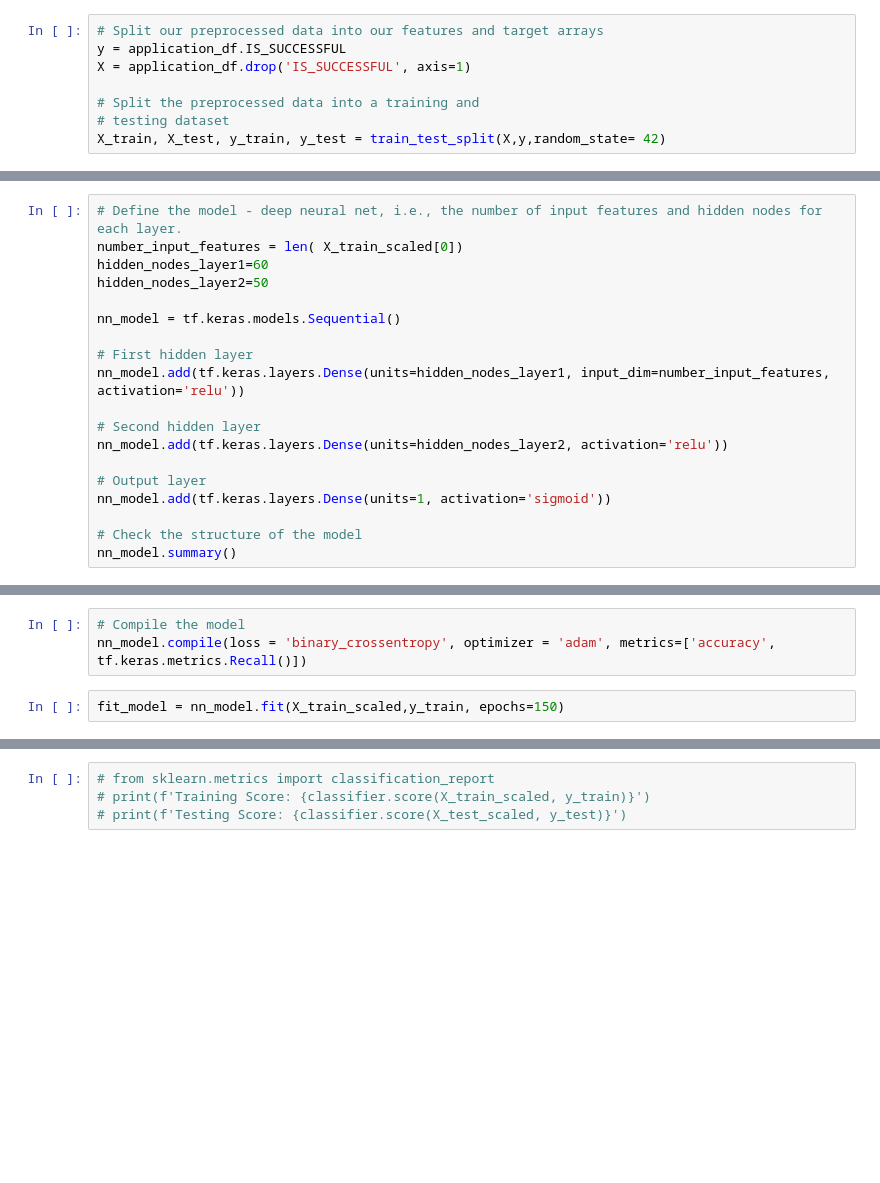
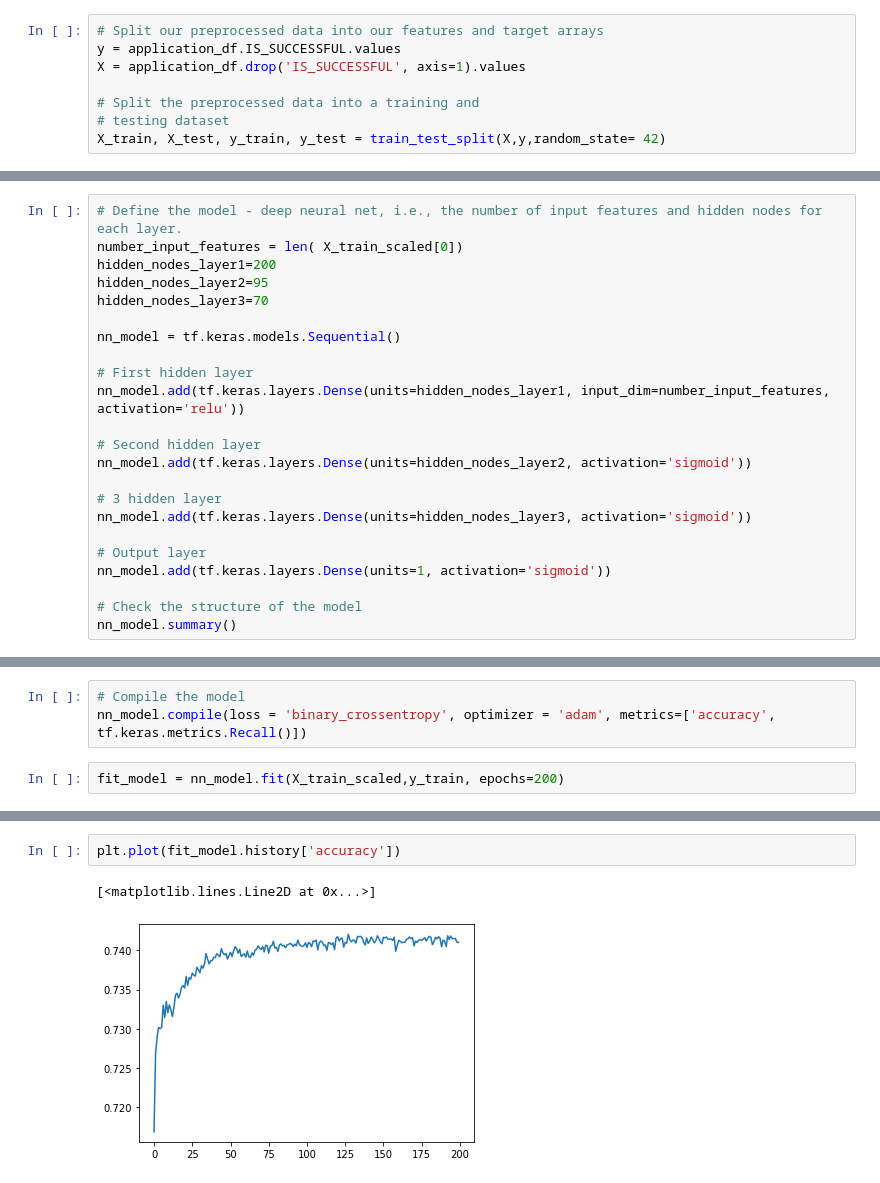
Before and after one commit to Karla-Flores/Neural-Network--Charity-Donation, a Jupyter notebook: Starter_Code.ipynb, the cells around one changed output, grey strips where cells are left out. Drawn from its saved outputs; the diff is of its cells as text; blank space fills up the shorter version.

Commit message:
Reaching 0.7201 accuracy  - adding plt accuracy and loss

```diff
--- a/Starter_Code.ipynb
+++ b/Starter_Code.ipynb
@@ -169,7 +197,7 @@ application_df.head()
 # %%
 # Split our preprocessed data into our features and target arrays
-y = application_df.IS_SUCCESSFUL
-X = application_df.drop('IS_SUCCESSFUL', axis=1)
+y = application_df.IS_SUCCESSFUL.values
+X = application_df.drop('IS_SUCCESSFUL', axis=1).values
 
 # Split the preprocessed data into a training and
 # testing dataset
@@ -353,8 +391,9 @@ nn_model.save('Alphabet_Soup2.h5')
 # %%
 # Define the model - deep neural net, i.e., the number of input features and hidden nodes for each layer.
 number_input_features = len( X_train_scaled[0])
-hidden_nodes_layer1=60
-hidden_nodes_layer2=50
+hidden_nodes_layer1=200
+hidden_nodes_layer2=95
+hidden_nodes_layer3=70
 
 nn_model = tf.keras.models.Sequential()
 
@@ -362,7 +401,10 @@ nn_model = tf.keras.models.Sequential()
 nn_model.add(tf.keras.layers.Dense(units=hidden_nodes_layer1, input_dim=number_input_features, activation='relu'))
 
 # Second hidden layer
-nn_model.add(tf.keras.layers.Dense(units=hidden_nodes_layer2, activation='relu'))
+nn_model.add(tf.keras.layers.Dense(units=hidden_nodes_layer2, activation='sigmoid'))
+
+# 3 hidden layer
+nn_model.add(tf.keras.layers.Dense(units=hidden_nodes_layer3, activation='sigmoid'))
 
 # Output layer
 nn_model.add(tf.keras.layers.Dense(units=1, activation='sigmoid'))
@@ -388,5 +432,5 @@ _________________________________________________________________
 # Compile the model
 nn_model.compile(loss = 'binary_crossentropy', optimizer = 'adam', metrics=['accuracy', tf.keras.metrics.Recall()])
 # %%
-fit_model = nn_model.fit(X_train_scaled,y_train, epochs=150)
+fit_model = nn_model.fit(X_train_scaled,y_train, epochs=200)
 # %% [output]
@@ -417,4 +461,5 @@ Loss: 0.5652979016304016, Accuracy: 0.7265306115150452
-# %%
-# from sklearn.metrics import classification_report
-# print(f'Training Score: {classifier.score(X_train_scaled, y_train)}')
-# print(f'Testing Score: {classifier.score(X_test_scaled, y_test)}')
+# %%
+plt.plot(fit_model.history['accuracy'])
+# %% [output]
+[<matplotlib.lines.Line2D at 0x...>]
+[figure, added]
```
Also changed, not shown: parts of 19 cells of this notebook.
